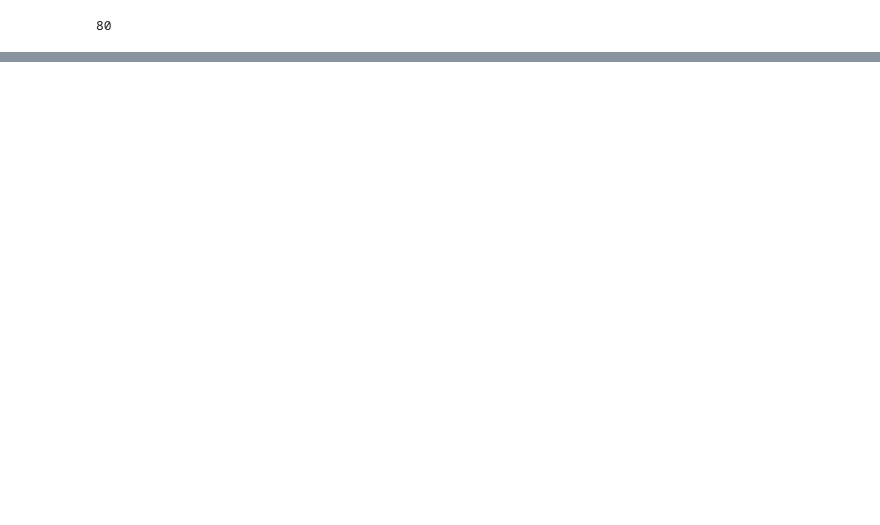
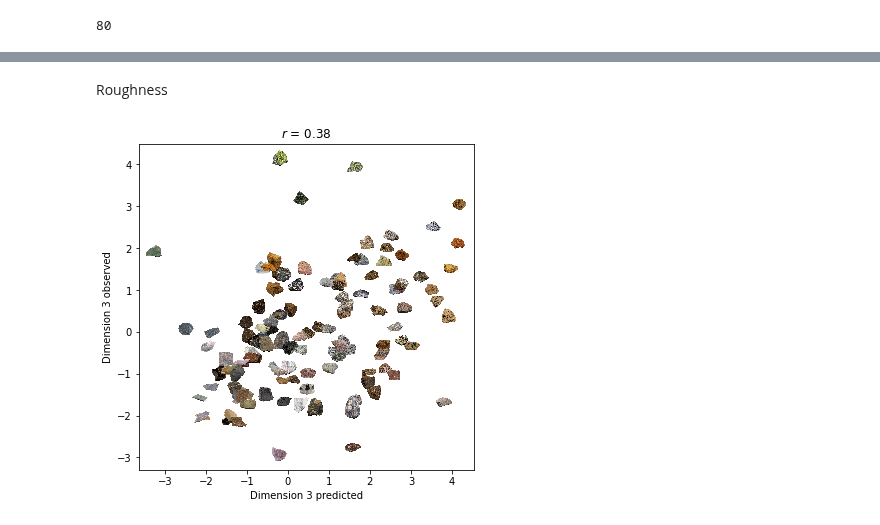
Before and after one commit to dominikpegler/mds_cnn, a Jupyter notebook: sanders_nosofsky_2020/mds.ipynb, the cells around one changed output, grey strips where cells are left out. Saved outputs shown, nothing was run; the diff lists cells and outputs as text; code cells hidden in the pictures; blank space fills up the shorter version.

```diff
--- a/sanders_nosofsky_2020/mds.ipynb
+++ b/sanders_nosofsky_2020/mds.ipynb
@@ -124,0 +171,6 @@ len(judgements_files)
+# %% [markdown]
+Roughness
+# %%
+plot_predictions(3, mds_obs, cnn_pred, rock_images)
+# %% [output]
+[figure, added]
```
Also changed, not shown: parts of 26 cells of this notebook, 1 other file.
